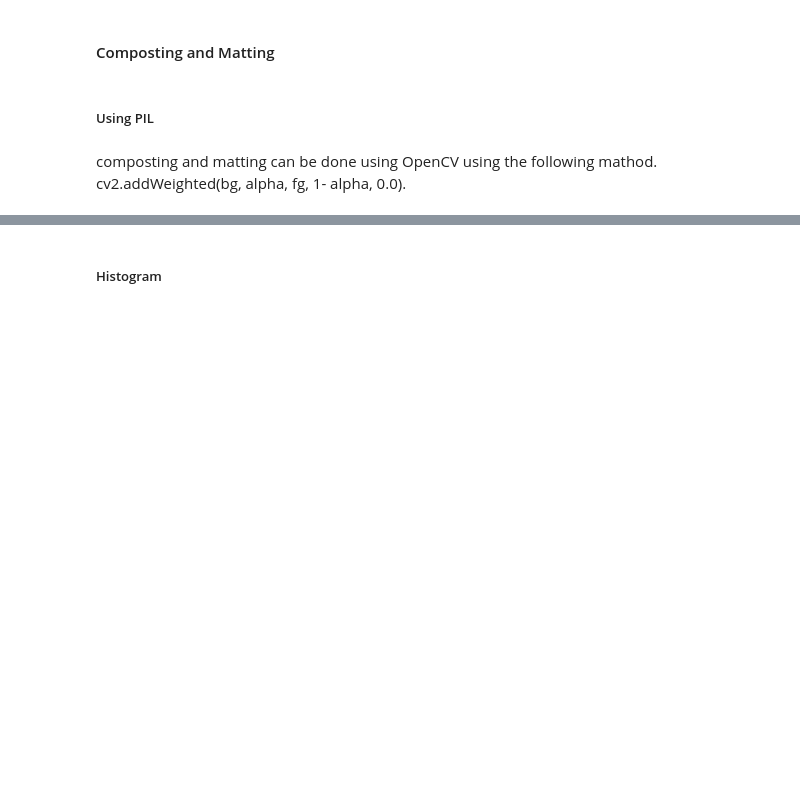
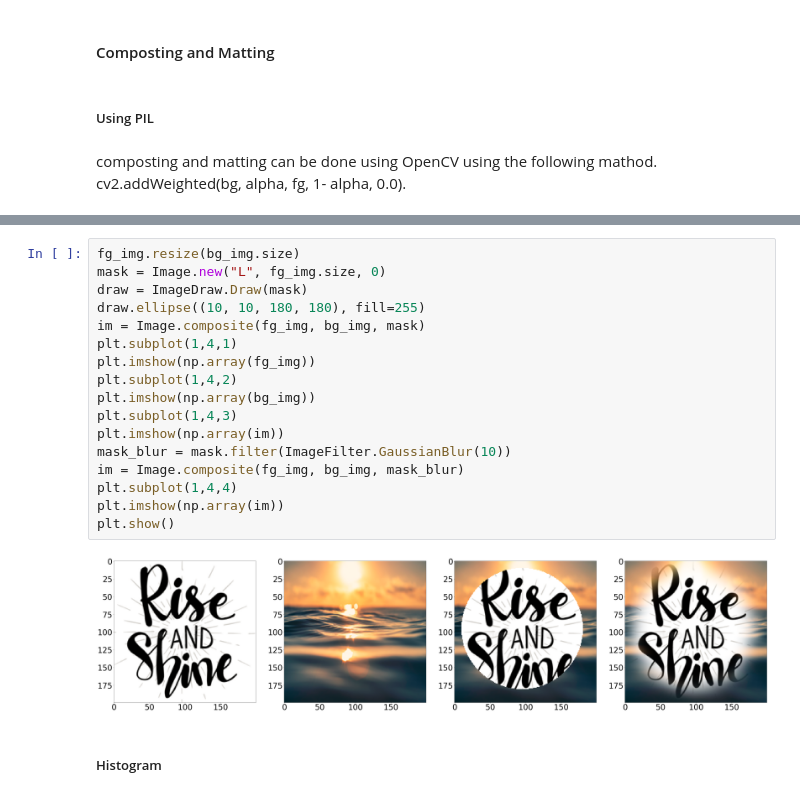
Before and after one commit to SwethaAnish/image-processing, a Jupyter notebook: Basic Image Processing Techniques/basic_image_operations.ipynb, the cells around one changed output, grey strips where cells are left out. Saved outputs shown, nothing was run; the diff lists cells and outputs as text; blank space fills up the shorter version.

```diff
--- a/Basic Image Processing Techniques/basic_image_operations.ipynb
+++ b/Basic Image Processing Techniques/basic_image_operations.ipynb
@@ -54,6 +54,25 @@ plt.imshow(np.array(blended_img))
 # %% [output]
 <matplotlib.image.AxesImage at 0x...>
 [figure]
+# %%
+fg_img.resize(bg_img.size)
+mask = Image.new("L", fg_img.size, 0)
+draw = ImageDraw.Draw(mask)
+draw.ellipse((10, 10, 180, 180), fill=255)
+im = Image.composite(fg_img, bg_img, mask)
+plt.subplot(1,4,1)
+plt.imshow(np.array(fg_img))
+plt.subplot(1,4,2)
+plt.imshow(np.array(bg_img))
+plt.subplot(1,4,3)
+plt.imshow(np.array(im))
+mask_blur = mask.filter(ImageFilter.GaussianBlur(10))
+im = Image.composite(fg_img, bg_img, mask_blur)
+plt.subplot(1,4,4)
+plt.imshow(np.array(im))
+plt.show()
+# %% [output]
+[figure, added]
 # %% [markdown]
 ##### Histogram
 # %%
```
Also changed, not shown: parts of 3 cells of this notebook.
